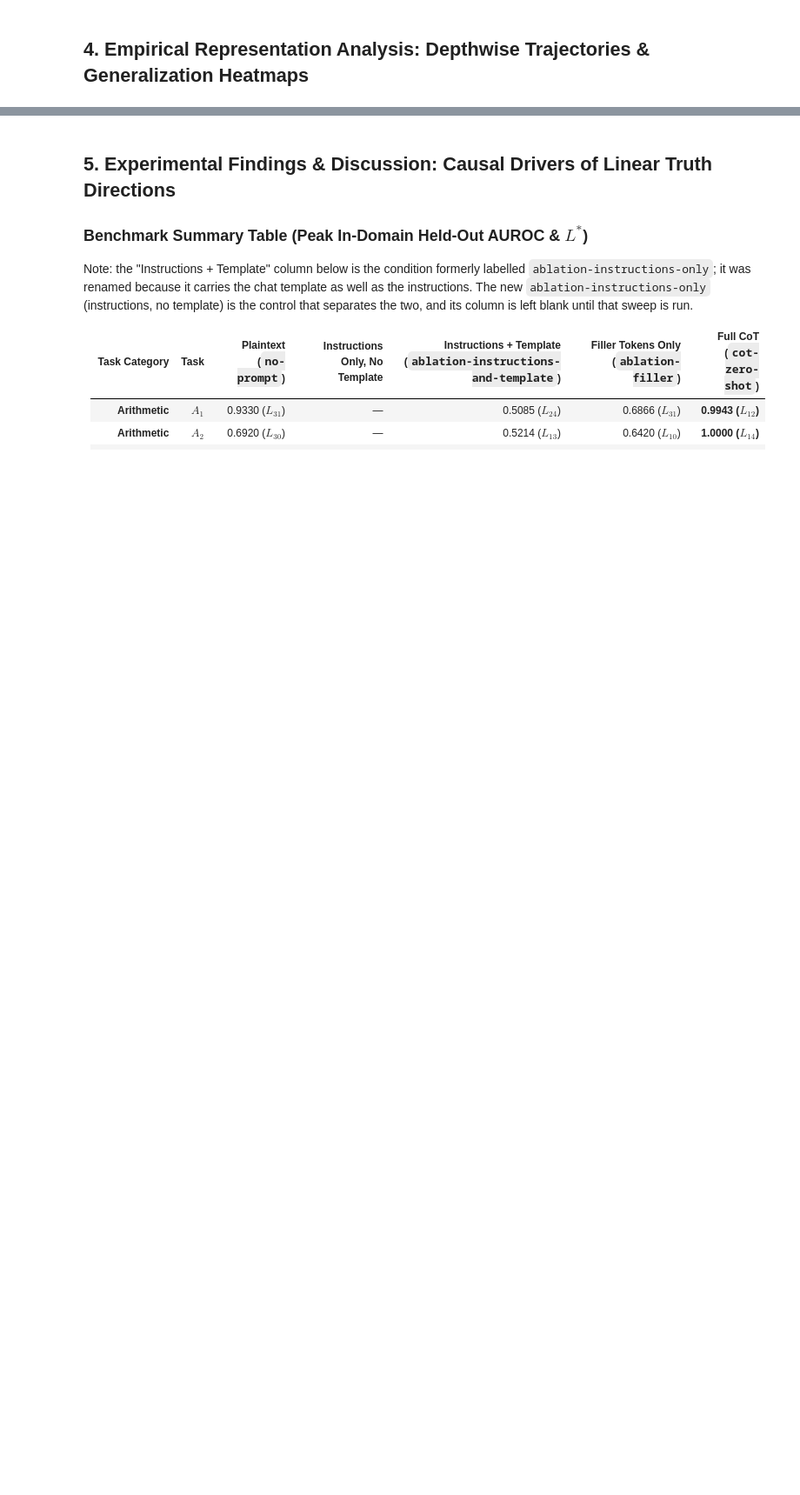
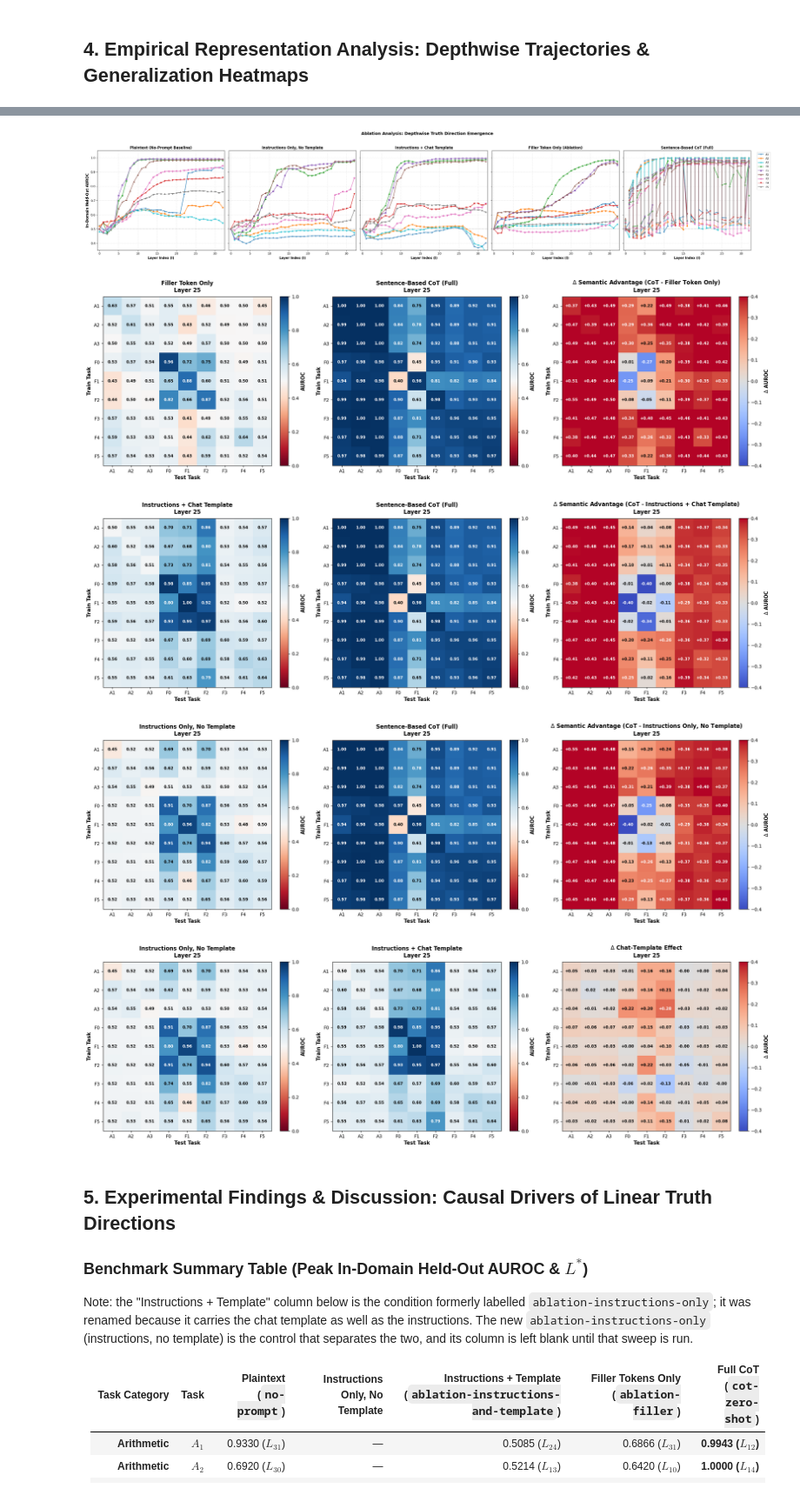
Before and after one commit to boracandan/Algoverse_Truth_Directions_Research, a Jupyter notebook: experiments/ablation_experiments/Extract_Layers_Ablations.ipynb, the cells around one changed output, grey strips where cells are left out. Shown at 87% size. Drawn from its saved outputs; the diff is of its cells as text; code cells hidden in the pictures; blank space fills up the shorter version.

```diff
--- a/experiments/ablation_experiments/Extract_Layers_Ablations.ipynb
+++ b/experiments/ablation_experiments/Extract_Layers_Ablations.ipynb
@@ -156,9 +156,9 @@ def serialize_results(new_rows, csv_path="ablation_results_database.csv"):
 ## 3. Systematic In-Domain & Cross-Task Probing Sweep (Single-Pass Optimized)
 # %%
 CONDITIONS_CONFIG = [
-    ("ablation-filler-token", "../../datasets/ablation_datasets/filler_token_only"),
+    # ("ablation-filler-token", "../../datasets/ablation_datasets/filler_token_only"),
     # instructions + chat template (folder + label both renamed from "instructions_only")
-    ("ablation-instructions-and-template", "../../datasets/ablation_datasets/instructions_and_template"),
+    # ("ablation-instructions-and-template", "../../datasets/ablation_datasets/instructions_and_template"),
     # instructions with NO chat template -- the genuine instructions-only control
     ("ablation-instructions-only", "../../datasets/ablation_datasets/instructions_only"),
 ]
@@ -308,6 +334,15 @@ STYLE_MAP = {
     "F5": {"color": "#7f7f7f", "marker": "P"},
 }
 
+# Reference CoT condition for every ablation comparison below. This MUST be
+# sentence-based-CoT, not cot-zero-shot: the ablation datasets are derived from
+# datasets/CoT_datasets/sentence_based_lexically_cleaned (see generate_ablation_sets.py),
+# and the filler-token condition in particular is token-length-matched to *those* traces.
+# Differencing against cot-zero-shot would compare against traces of a different length,
+# defeating the point of the length-matched control.
+COT_REFERENCE = "sentence-based-CoT"
+COT_REFERENCE_LABEL = "Sentence-Based CoT (Full)"
+
 main_csv = "../results_database.csv"
 abl_csv = "ablation_results_database.csv"
 dfs = []
@@ -316,6 +351,9 @@ if os.path.exists(abl_csv): dfs.append(pd.read_csv(abl_csv))
 all_df = pd.concat(dfs, ignore_index=True).drop_duplicates(
     subset=["train_task", "test_task", "train_condition", "test_condition", "layer", "model"]
 )
+# Ablations were only run on DeepSeek; restrict so the reference condition can't silently
+# pull in granite rows (results_database.csv has granite sentence-based-CoT too).
+all_df = all_df[all_df["model"] == "deepseek-r1-distill-8b"]
 
 # 1. Plot In-Domain AUROC Depth Curves across conditions. Ordered as an ablation ladder:
 #    bare statement -> +instructions -> +instructions&template -> +length-matched filler -> full CoT.
@@ -327,7 +365,7 @@ if len(in_dom_df) > 0:
         ("ablation-instructions-only", "Instructions Only, No Template"),
         ("ablation-instructions-and-template", "Instructions + Chat Template"),
         ("ablation-filler-token", "Filler Token Only (Ablation)"),
-        ("cot-zero-shot", "Chain-of-Thought (CoT Zero-Shot)"),
+        (COT_REFERENCE, COT_REFERENCE_LABEL),
     ]
     conditions = [c for c in conditions if len(in_dom_df[in_dom_df["train_condition"] == c[0]]) > 0]
 
@@ -391,36 +429,42 @@ def plot_triplet(mat_a, mat_b, title_a, title_b, delta_title, layer, fname):
         cbar = plt.colorbar(im, ax=ax, shrink=0.82, pad=0.04)
         cbar.set_label(cbar_lbl, fontsize=10.5, fontweight="semibold")
         ax.set_xticks(range(n))
         ax.set_xticklabels(TASK_NAMES, fontsize=10, fontweight="medium")
         ax.set_yticks(range(n))
         ax.set_yticklabels(TASK_NAMES, fontsize=10, fontweight="medium")
         ax.set_xlabel("Test Task", fontsize=11, fontweight="semibold")
         ax.set_ylabel("Train Task", fontsize=11, fontweight="semibold")
         ax.set_title(f"{title}\nLayer {layer}", fontsize=12, fontweight="bold", pad=10)
     plt.tight_layout()
     plt.savefig(f"figures/{fname}", dpi=250, bbox_inches="tight")
     plt.show()
 
-cot_l25 = build_matrix(all_df, "cot-zero-shot", 25)
+cot_l25 = build_matrix(all_df, COT_REFERENCE, 25)
 
-# Each ablation vs Full CoT at Layer 25
+# Each ablation vs the reference CoT at Layer 25
 for cond_key, label, fname in [
     ("ablation-filler-token", "Filler Token Only", "cross_task_generalization_filler_l25.png"),
     ("ablation-instructions-and-template", "Instructions + Chat Template", "cross_task_generalization_instr_template_l25.png"),
     ("ablation-instructions-only", "Instructions Only, No Template", "cross_task_generalization_instr_only_l25.png"),
 ]:
     mat = build_matrix(all_df, cond_key, 25)
     if not np.isnan(mat).all() and not np.isnan(cot_l25).all():
-        plot_triplet(mat, cot_l25, label, "Full CoT (Zero-Shot)",
+        plot_triplet(mat, cot_l25, label, COT_REFERENCE_LABEL,
                      rf"$\Delta$ Semantic Advantage (CoT - {label})", 25, fname)
 
 # Direct isolation of the chat-template package: instructions with vs without the template
 instr_only_l25 = build_matrix(all_df, "ablation-instructions-only", 25)
 instr_tmpl_l25 = build_matrix(all_df, "ablation-instructions-and-template", 25)
 if not np.isnan(instr_only_l25).all() and not np.isnan(instr_tmpl_l25).all():
     plot_triplet(instr_only_l25, instr_tmpl_l25,
                  "Instructions Only, No Template", "Instructions + Chat Template",
                  r"$\Delta$ Chat-Template Effect", 25, "cross_task_generalization_template_effect_l25.png")
+# %% [output]
+[figure, added]
+[figure, added]
+[figure, added]
+[figure, added]
+[figure, added]
 # %% [markdown]
 ## 5. Experimental Findings & Discussion: Causal Drivers of Linear Truth Directions
 
```
Also changed, not shown: parts of 3 cells of this notebook, 6 other files.
